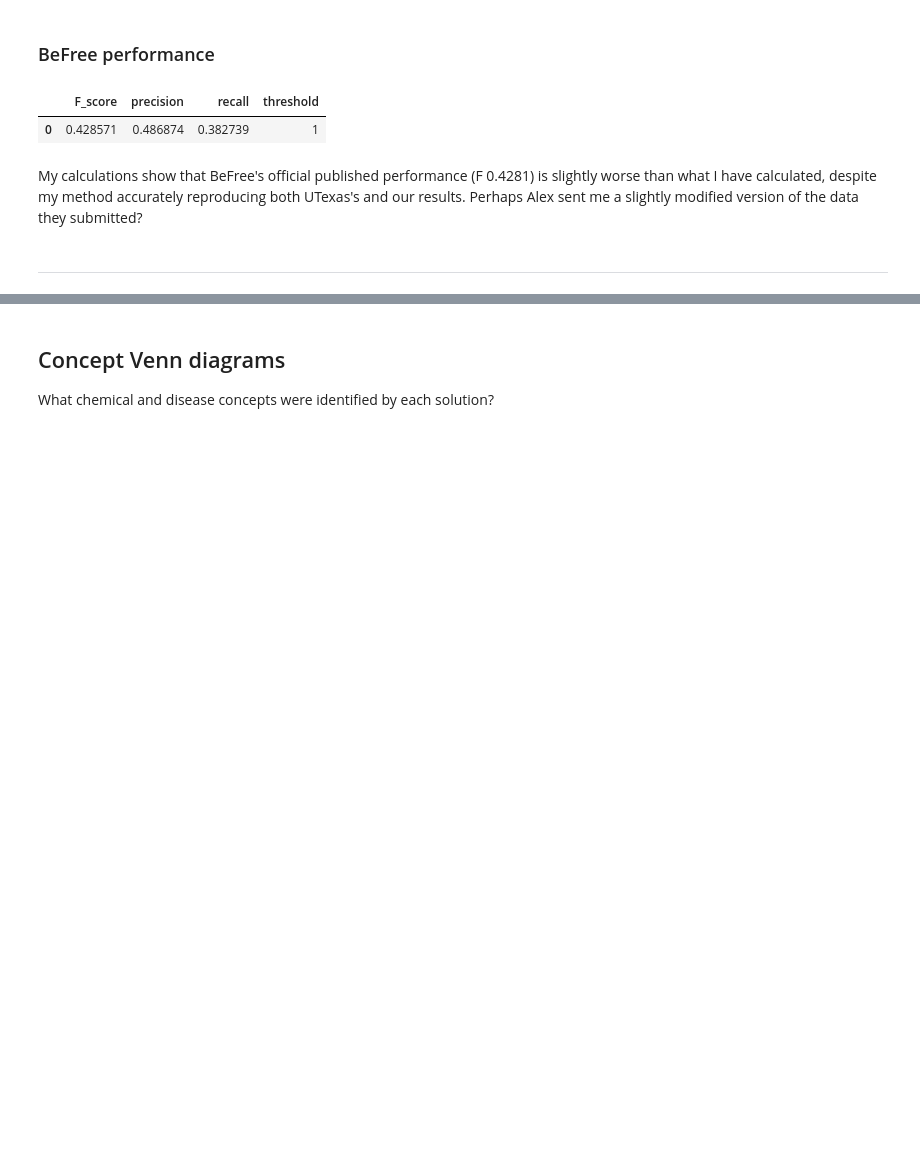
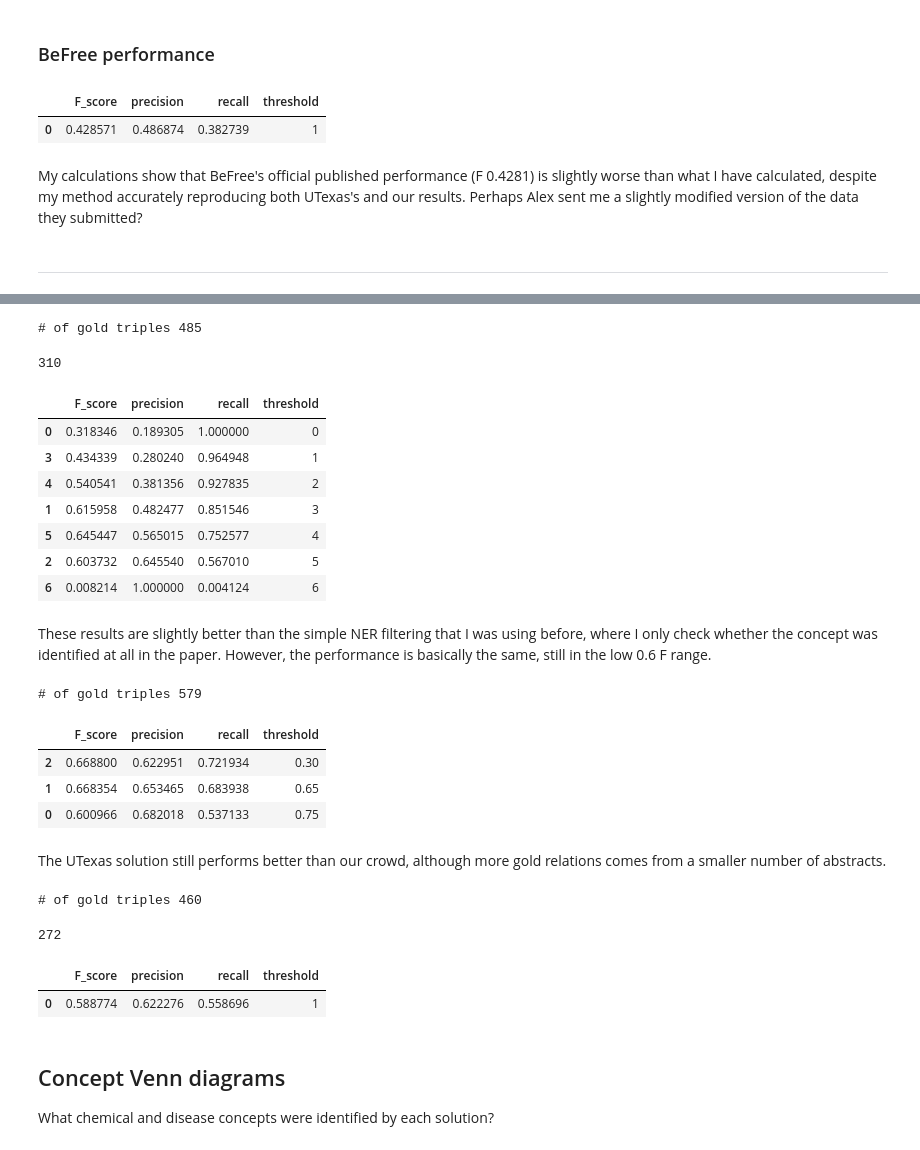
Before and after one commit to SuLab/crowd_cid_relex, a Jupyter notebook: crowd_only/analysis/final_eval_cross_validation.ipynb, the cells around one changed output, grey strips where cells are left out. Drawn from its saved outputs; the diff is of its cells as text; code cells hidden in the pictures; blank space fills up the shorter version.

```diff
--- a/crowd_only/analysis/final_eval_cross_validation.ipynb
+++ b/crowd_only/analysis/final_eval_cross_validation.ipynb
@@ -152,11 +153,8 @@ ut_full = parse_input(loc, "CDR_TestSet.BiC.V.CID.Run3.txt",
 ### Read the crowd's results
 # %%
 loc = os.path.abspath(os.path.join("..", "data", "final_eval", "results", "crowd_testset.pickle"))
-with open(loc, "rb") as fin:
-    crowd_full = pickle.load(fin)
+crowd_full = save_file(loc)
+crowd_res = save_file("testset_final_res.pickle")
-# %%
-with open("testset_final_res.pickle", "rb") as fin:
-    crowd_res = pickle.load(fin)
 # %% [markdown]
 ### Read BeFree's results
 # %%
@@ -209,10 +250,6 @@ befree_res.head()
 ## Overall performance against the gold standard
 
 Using the official evaluation of the CID relation performance, how did each solution do?
-# %%
-def get_triples(dataframe):
-    return set(dataframe[["pmid", "chemical_id", "disease_id"]].apply(
-                lambda row: (int(row["pmid"]), row["chemical_id"], row["disease_id"]), axis = 1))
 # %%
 def official_F_score(score_column, gold_rel_set, dataframe):
     EPSILON = 0.0000001
@@ -278,3 +385,51 @@ befree_trip = get_triples(befree_res)
+# %%
+crowd_no_ner, crowd_no_ner_perf, crowd_good_gold = perfect_perf(crowd_full,
+                                crowd_res, "num_votes", eval_gold, gold_triples)
+# %% [output]
+# of gold triples 485
+# %%
+len(crowd_no_ner.query("num_votes >= 4")["pmid"].unique())
+# %% [output]
+310
+# %%
+crowd_no_ner_perf
+# %% [output]
+|  | F_score | precision | recall | threshold |
+| 0 | 0.318346 | 0.189305 | 1.000000 | 0 |
+| 3 | 0.434339 | 0.280240 | 0.964948 | 1 |
+| 4 | 0.540541 | 0.381356 | 0.927835 | 2 |
+| 1 | 0.615958 | 0.482477 | 0.851546 | 3 |
+| 5 | 0.645447 | 0.565015 | 0.752577 | 4 |
+| 2 | 0.603732 | 0.645540 | 0.567010 | 5 |
+| 6 | 0.008214 | 1.000000 | 0.004124 | 6 |
+# %% [markdown]
+These results are slightly better than the simple NER filtering that I was using before, where I only check whether the concept was identified at all in the paper. However, the performance is basically the same, still in the low 0.6 F range.
+# %%
+texas_no_ner, texas_no_ner_perf, ut_good_gold = perfect_perf(ut_full, ut_res, "threshold", eval_gold, gold_triples)
+# %% [output]
+# of gold triples 579
+# %%
+texas_no_ner_perf
+# %% [output]
+|  | F_score | precision | recall | threshold |
+| 2 | 0.668800 | 0.622951 | 0.721934 | 0.30 |
+| 1 | 0.668354 | 0.653465 | 0.683938 | 0.65 |
+| 0 | 0.600966 | 0.682018 | 0.537133 | 0.75 |
+# %% [markdown]
+The UTexas solution still performs better than our crowd, although more gold relations comes from a smaller number of abstracts.
+# %%
+befree_no_ner, befree_no_ner_perf, befree_good_gold = perfect_perf(befree_full, befree_res, "threshold", eval_gold, gold_triples)
+# %% [output]
+# of gold triples 460
+# %%
+len(befree_no_ner["pmid"].unique())
+# %% [output]
+272
+# %%
+befree_no_ner_perf
+# %% [output]
+|  | F_score | precision | recall | threshold |
+| 0 | 0.588774 | 0.622276 | 0.558696 | 1 |
 # %% [markdown]
 ## Concept Venn diagrams
 
```
Also changed, not shown: parts of 39 cells of this notebook, 2 other files.
